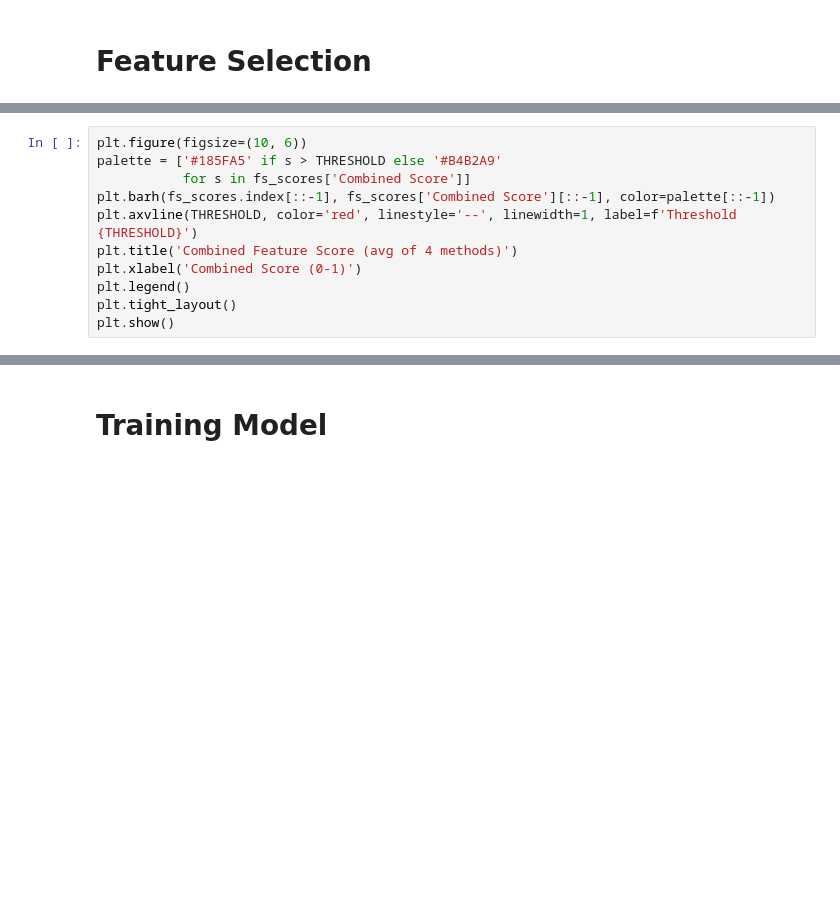
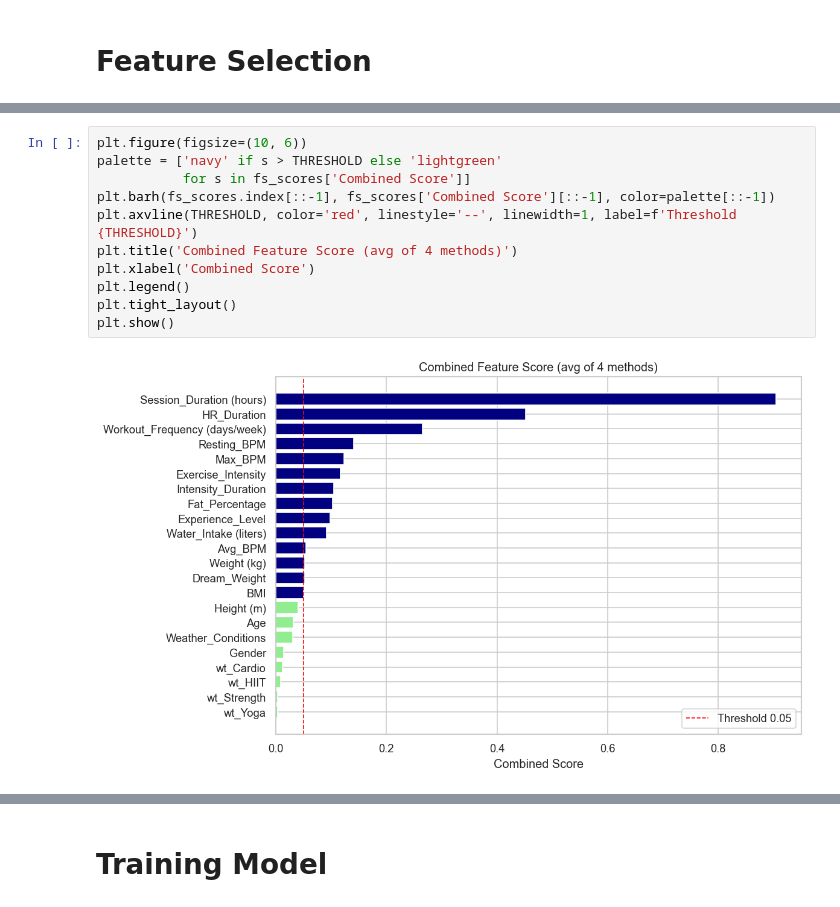
Before and after one commit to heyisula/caloriesense, a Jupyter notebook: train.ipynb, the cells around one changed output, grey strips where cells are left out. Saved outputs shown, nothing was run; the diff lists cells and outputs as text; blank space fills up the shorter version.

```diff
--- a/train.ipynb
+++ b/train.ipynb
@@ -663,14 +711,16 @@ plt.show()
 # %%
 plt.figure(figsize=(10, 6))
-palette = ['#185FA5' if s > THRESHOLD else '#B4B2A9'
+palette = ['navy' if s > THRESHOLD else 'lightgreen'
            for s in fs_scores['Combined Score']]
 plt.barh(fs_scores.index[::-1], fs_scores['Combined Score'][::-1], color=palette[::-1])
 plt.axvline(THRESHOLD, color='red', linestyle='--', linewidth=1, label=f'Threshold {THRESHOLD}')
 plt.title('Combined Feature Score (avg of 4 methods)')
-plt.xlabel('Combined Score (0-1)')
+plt.xlabel('Combined Score')
 plt.legend()
 plt.tight_layout()
 plt.show()
+# %% [output]
+[figure, added]
 # %%
 plt.figure()
 shap.summary_plot(
```
Also changed, not shown: parts of 22 cells of this notebook, 1 other file.
